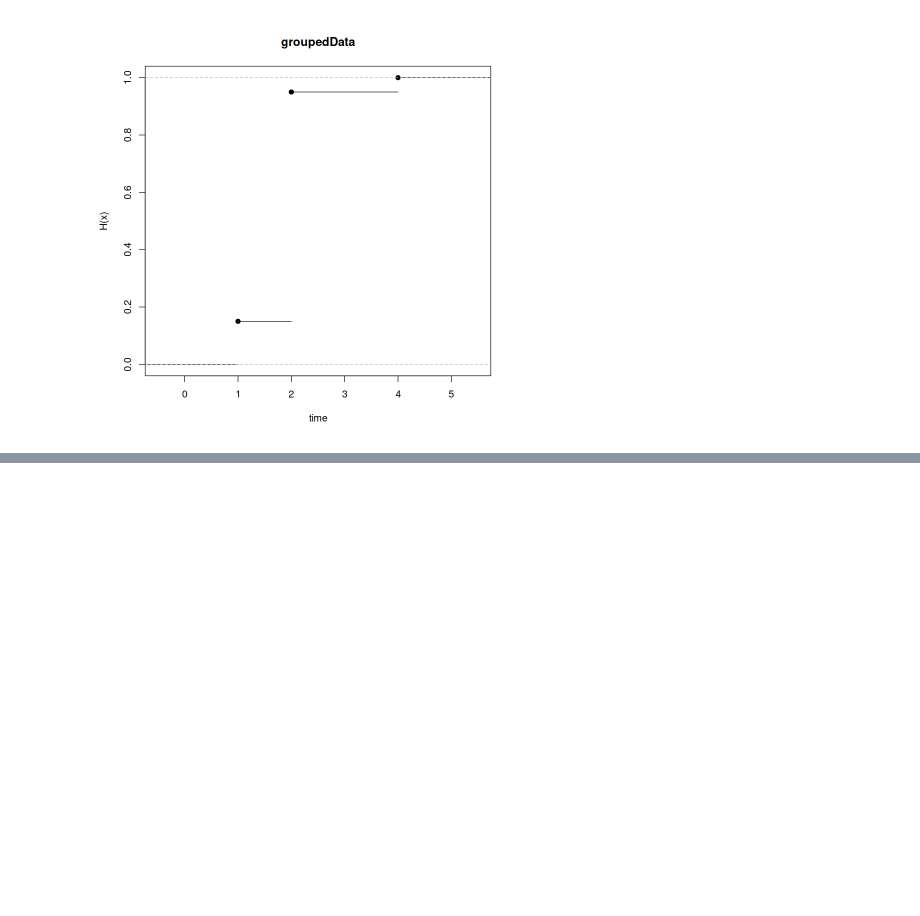
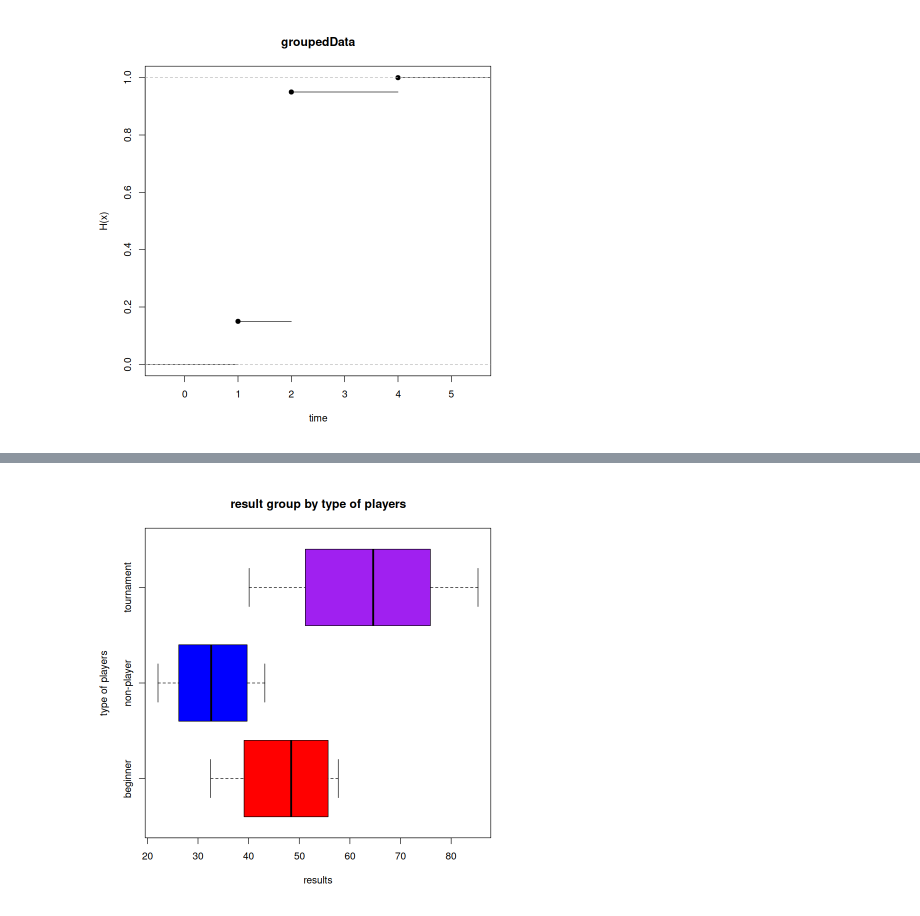
Before and after one commit to Jrana1/statistics-tutorials, a Jupyter notebook: Descriptive-Statistics/Sheet3_Solutions.ipynb, the cells around one changed output, grey strips where cells are left out. Cells and saved outputs as stored; diff of their text form; code cells hidden in the pictures; blank space fills up the shorter version.

```diff
--- a/Descriptive-Statistics/Sheet3_Solutions.ipynb
+++ b/Descriptive-Statistics/Sheet3_Solutions.ipynb
@@ -305,0 +355,18 @@ plot.ecdf(cut(df$vals,breaks=bounds,labels=bounds[-1]) %>% as.integer(),
+# %%
+myfun<-function(){
+
+    s1<-sample(x = 1:10,size=5,replace=T)
+    s2<-sample(x = 1:10,size=5,replace=T)
+
+    while(T){
+        if(mean(s1)==mean(s2) && median(s1)!=median(s2)){
+          return(c(s1,s2))
+        }
+        s1<-sample(x = 1:10,size=5,replace=T)
+        s2<-sample(x = 1:10,size=5,replace=T)
+    }
+
+}
+# %%
+res<-myfun()
+res
@@ -305,0 +632,8 @@ plot.ecdf(cut(df$vals,breaks=bounds,labels=bounds[-1]) %>% as.integer(),
+# %%
+
+data1 <- tibble(
+    type = c(rep("non-player",10), rep("beginner",10),rep("tournament",10)),
+    res = c(22.1,22.3,26.2,29.6,31.7,33.5,38.9,39.7,43.2,43.2,
+            32.5,37.1,39.1,40.5,45.5,51.3,52.6,55.7,55.9,57.7,
+            40.1,45.6,51.2,56.4,58.1,71.1,74.9,75.9,80.3,85.3))
+data1
@@ -305,0 +682,7 @@ plot.ecdf(cut(df$vals,breaks=bounds,labels=bounds[-1]) %>% as.integer(),
+# %%
+## boxplot
+data1 %>% boxplot(res~type,data=.,col=c("red","blue","purple"),horizontal = T,xlab="results",ylab="type of players",
+                 main="result group by type of players"
+                 )
+# %% [output]
+[figure, added]
```
Also changed, not shown: parts of 92 cells of this notebook, 1 other file.
